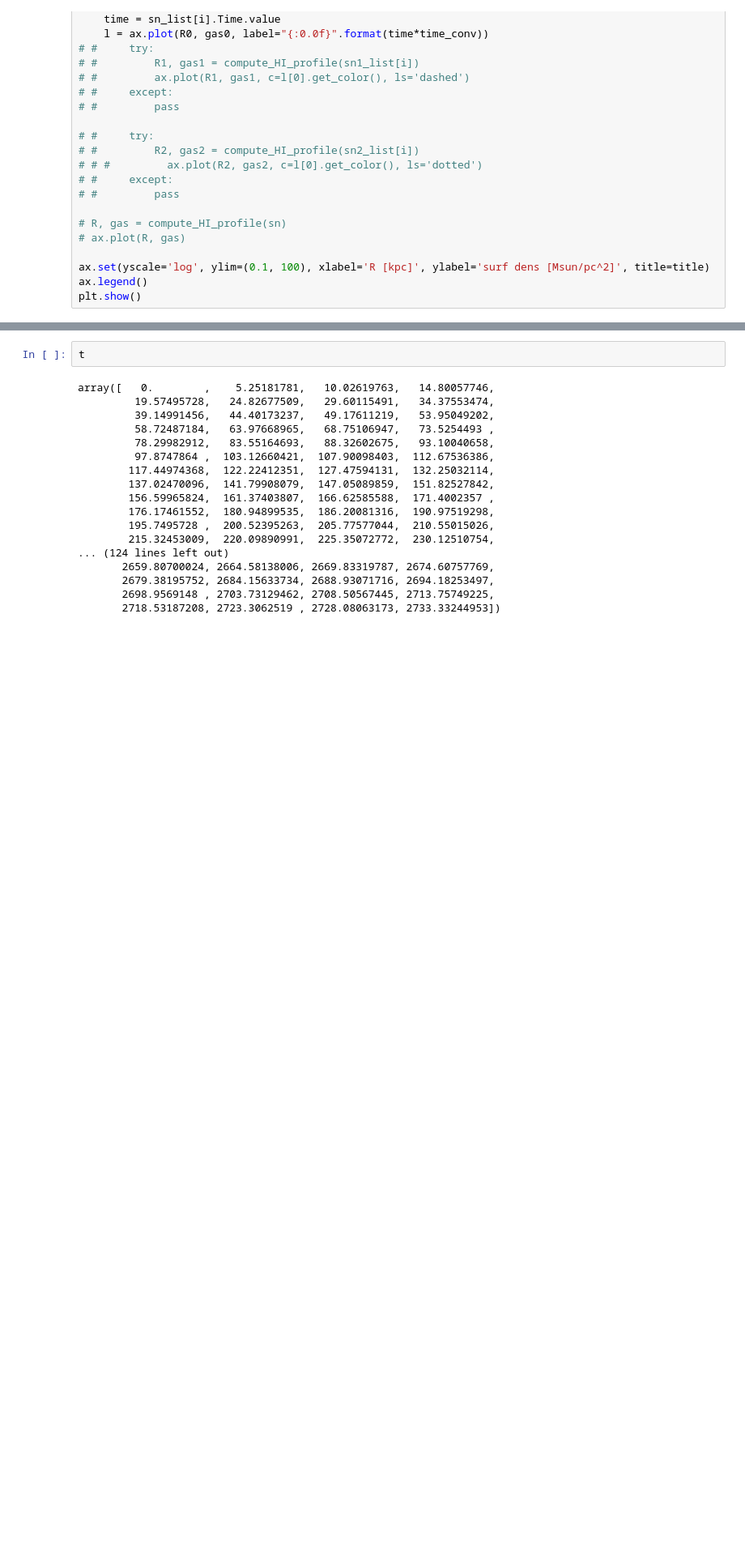
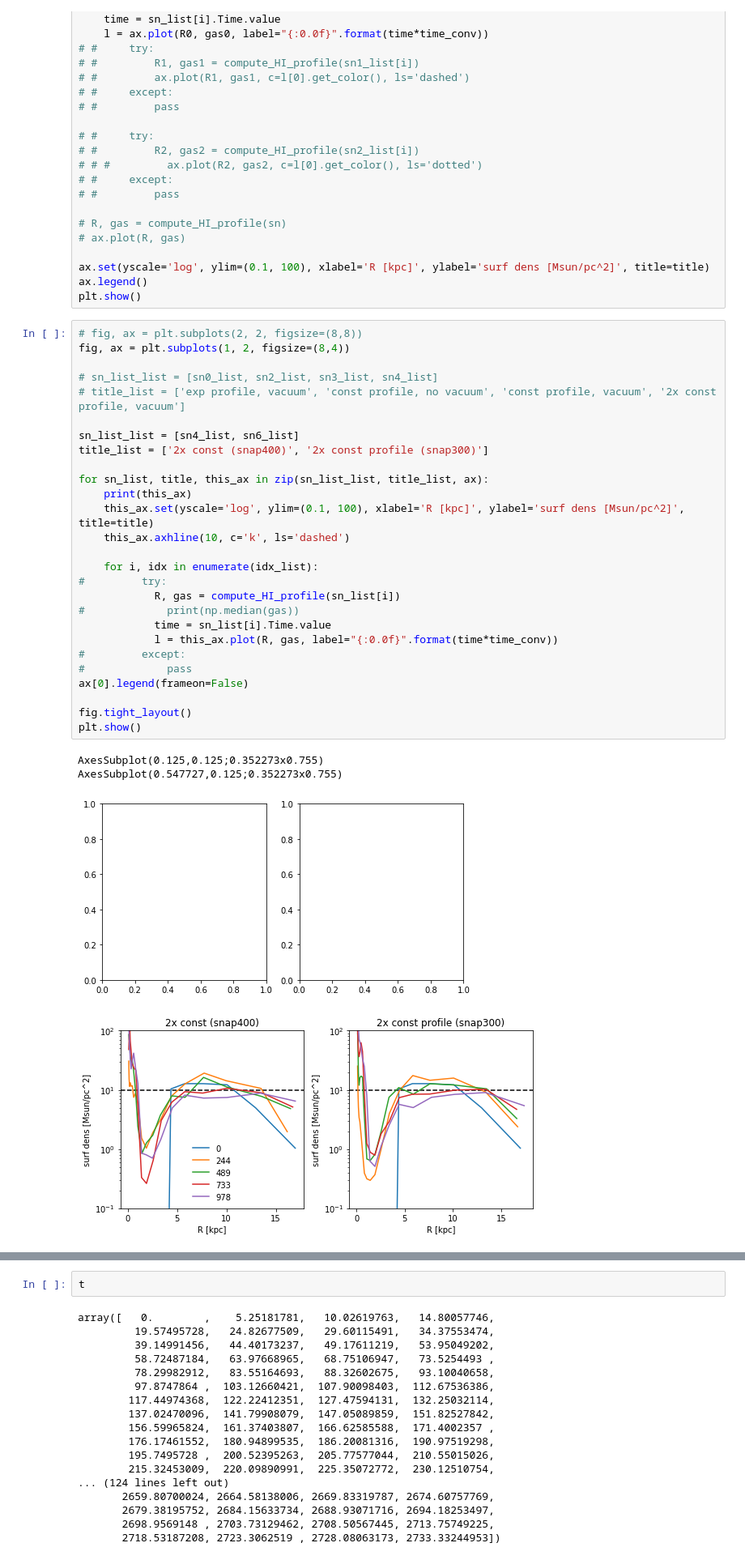
Before and after one commit to gusbeane/gasbar, a Jupyter notebook: notebooks/vacuum_scratch.ipynb, the cells around one changed output, grey strips where cells are left out. Shown at 81% size. Saved outputs shown, nothing was run; the diff lists cells and outputs as text; blank space fills up the shorter version.

```diff
--- a/notebooks/vacuum_scratch.ipynb
+++ b/notebooks/vacuum_scratch.ipynb
@@ -293,3 +363,35 @@ for i,idx in enumerate(idx_list):
 ax.set(yscale='log', ylim=(0.1, 100), xlabel='R [kpc]', ylabel='surf dens [Msun/pc^2]', title=title)
 ax.legend()
 plt.show()
+# %%
+# fig, ax = plt.subplots(2, 2, figsize=(8,8))
+fig, ax = plt.subplots(1, 2, figsize=(8,4))
+
+# sn_list_list = [sn0_list, sn2_list, sn3_list, sn4_list]
+# title_list = ['exp profile, vacuum', 'const profile, no vacuum', 'const profile, vacuum', '2x const profile, vacuum']
+
+sn_list_list = [sn4_list, sn6_list]
+title_list = ['2x const (snap400)', '2x const profile (snap300)']
+
+for sn_list, title, this_ax in zip(sn_list_list, title_list, ax):
+    print(this_ax)
+    this_ax.set(yscale='log', ylim=(0.1, 100), xlabel='R [kpc]', ylabel='surf dens [Msun/pc^2]', title=title)
+    this_ax.axhline(10, c='k', ls='dashed')
+
+    for i, idx in enumerate(idx_list):
+#         try:
+            R, gas = compute_HI_profile(sn_list[i])
+#             print(np.median(gas))
+            time = sn_list[i].Time.value
+            l = this_ax.plot(R, gas, label="{:0.0f}".format(time*time_conv))
+#         except:
+#             pass
+ax[0].legend(frameon=False)
+
+fig.tight_layout()
+plt.show()
+# %% [output]
+AxesSubplot(0.125,0.125;0.352273x0.755)
+AxesSubplot(0.547727,0.125;0.352273x0.755)
+[figure, added]
+[figure, added]
```
Also changed, not shown: parts of 28 cells of this notebook, 5 other files.
